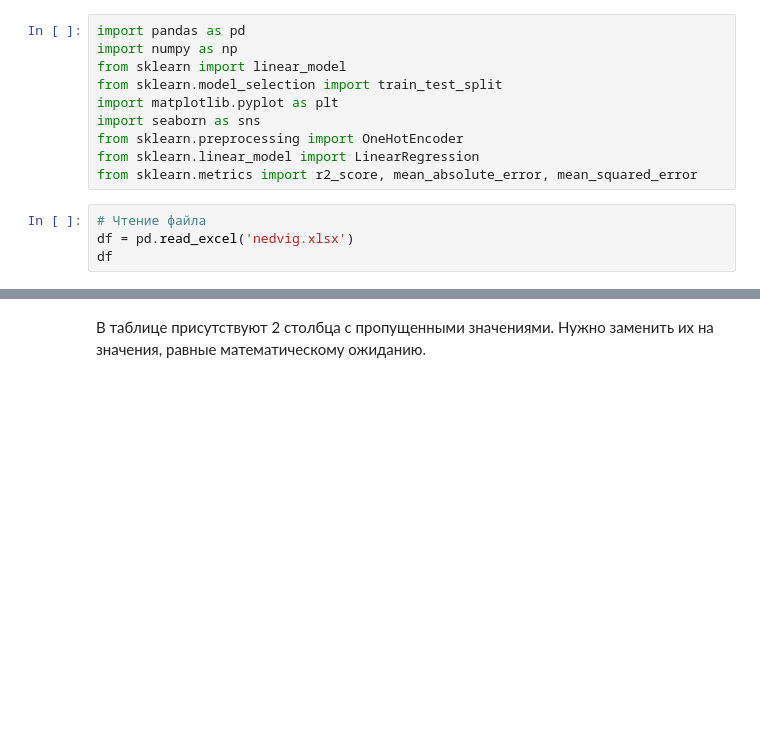
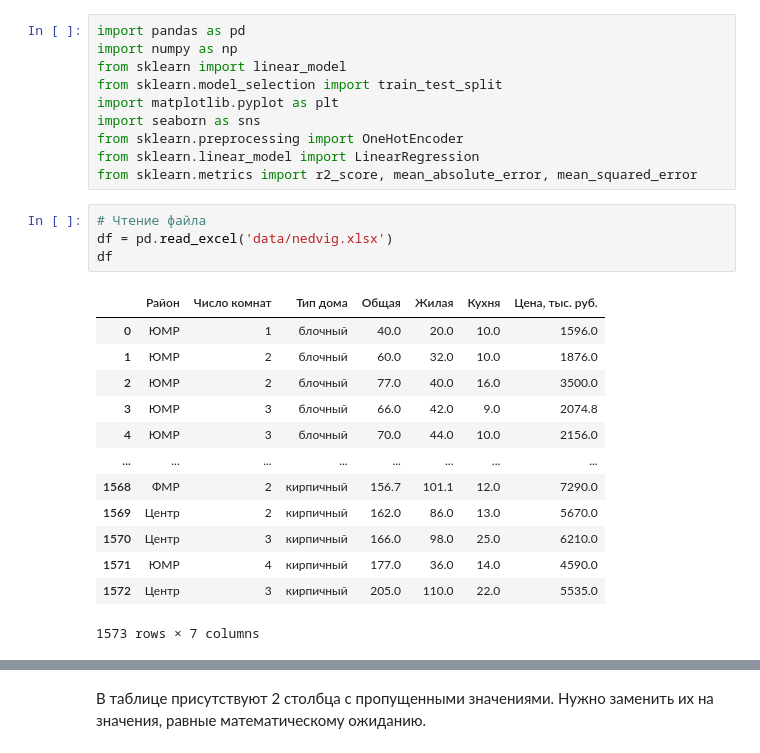
Before and after one commit to m0zerrr/linear-regression, a Jupyter notebook: linear.ipynb, the cells around one changed output, grey strips where cells are left out. Drawn from its saved outputs; the diff is of its cells as text; blank space fills up the shorter version.

```diff
--- a/linear.ipynb
+++ b/linear.ipynb
@@ -381,8 +461,22 @@ from sklearn.linear_model import LinearRegression
 from sklearn.metrics import r2_score, mean_absolute_error, mean_squared_error
 # %%
 # Чтение файла
-df = pd.read_excel('nedvig.xlsx')
+df = pd.read_excel('data/nedvig.xlsx')
 df
+# %% [output]
+|  | Район | Число комнат | Тип дома | Общая | Жилая | Кухня | Цена, тыс. руб. |
+| 0 | ЮМР | 1 | блочный | 40.0 | 20.0 | 10.0 | 1596.0 |
+| 1 | ЮМР | 2 | блочный | 60.0 | 32.0 | 10.0 | 1876.0 |
+| 2 | ЮМР | 2 | блочный | 77.0 | 40.0 | 16.0 | 3500.0 |
+| 3 | ЮМР | 3 | блочный | 66.0 | 42.0 | 9.0 | 2074.8 |
+| 4 | ЮМР | 3 | блочный | 70.0 | 44.0 | 10.0 | 2156.0 |
+| ... | ... | ... | ... | ... | ... | ... | ... |
+| 1568 | ФМР | 2 | кирпичный | 156.7 | 101.1 | 12.0 | 7290.0 |
+| 1569 | Центр | 2 | кирпичный | 162.0 | 86.0 | 13.0 | 5670.0 |
+| 1570 | Центр | 3 | кирпичный | 166.0 | 98.0 | 25.0 | 6210.0 |
+| 1571 | ЮМР | 4 | кирпичный | 177.0 | 36.0 | 14.0 | 4590.0 |
+| 1572 | Центр | 3 | кирпичный | 205.0 | 110.0 | 22.0 | 5535.0 |
+1573 rows × 7 columns
 # %%
 print(df.head())
 print(df.shape)
```
Also changed, not shown: parts of 43 cells of this notebook.
